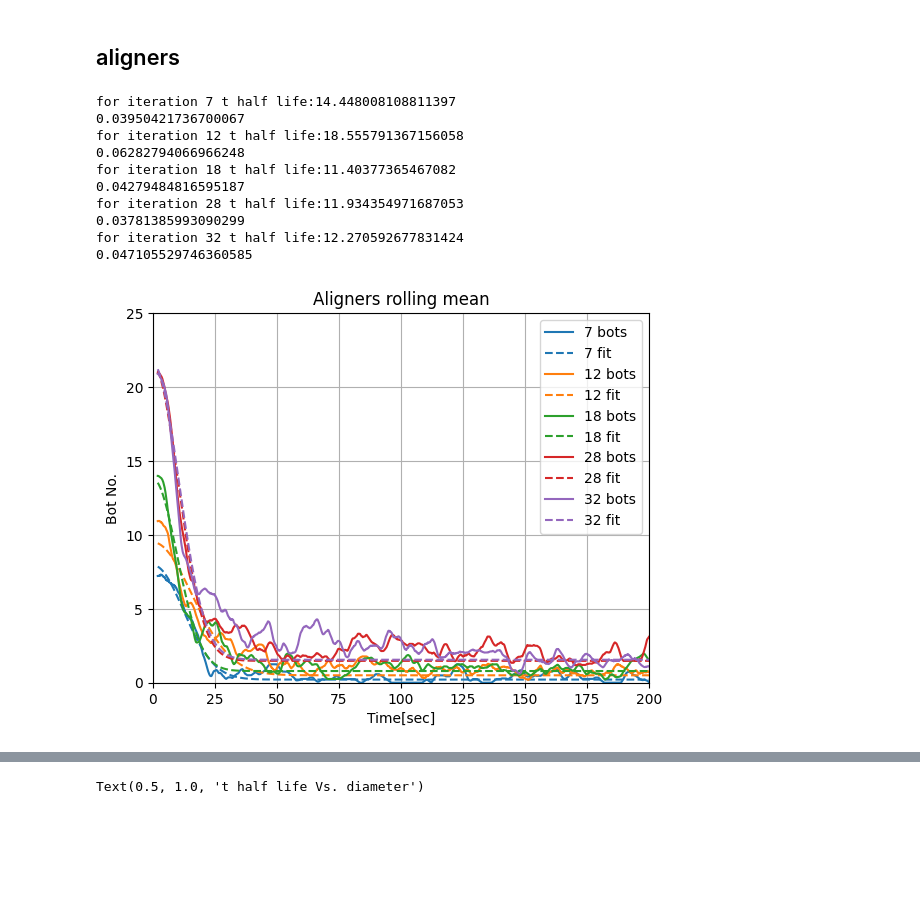
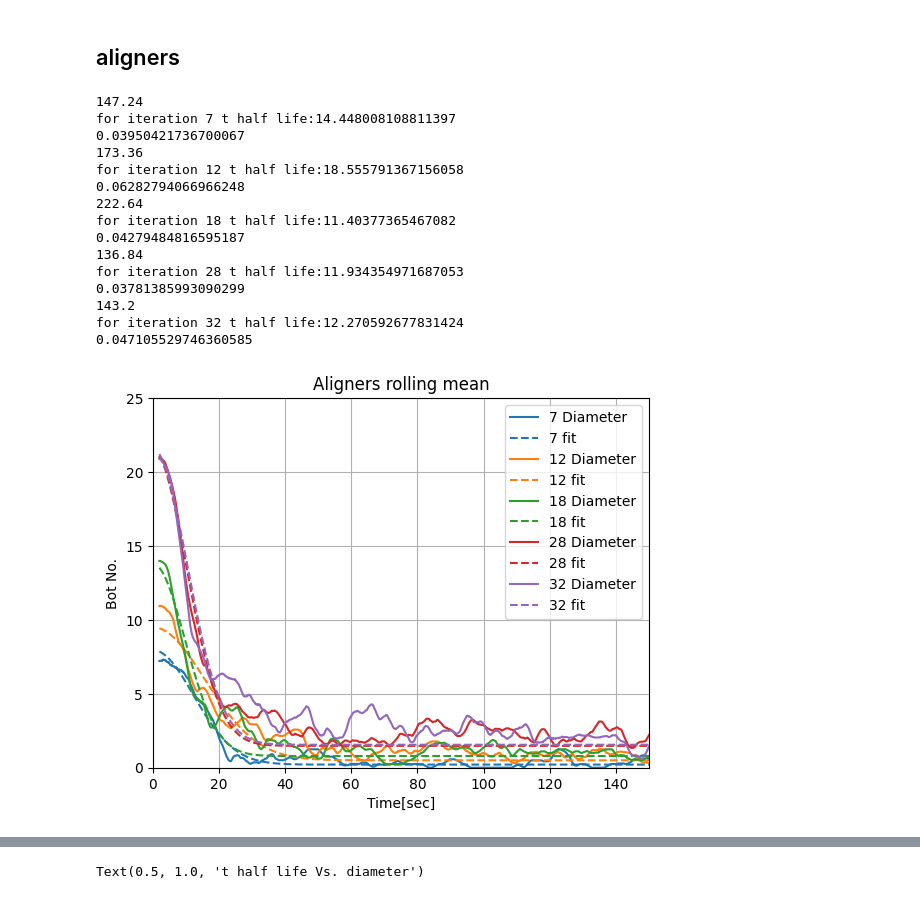
Before and after one commit to complex-lab/robotic_swarms, a Jupyter notebook: bots_number_per_frame_changing_radius.ipynb, the cells around one changed output, grey strips where cells are left out. Cells and saved outputs as stored; diff of their text form; code cells hidden in the pictures; blank space fills up the shorter version.

```diff
--- a/bots_number_per_frame_changing_radius.ipynb
+++ b/bots_number_per_frame_changing_radius.ipynb
@@ -248,9 +249,16 @@ for i in passive_diameter:
     t_half_life_array=(cond_half_data.index.values)/25
     #t_half_life=t_half_life_array[0]#popt[1]*np.log(2)
     t_half_life=popt[1]*np.sqrt(np.log(2))
-    Kss_data=fronters_count_mean_window.iloc[int(t_half_life*25*3):len(fronters_count_mean_window)]
+
+    kissingStart = int(t_half_life*25*3)
+    kissingStop = int(t_half_life*25*12)
+    print(kissingStop/25)
+
+    #Kss_data=fronters_count_mean_window.iloc[int(t_half_life*25*3):len(fronters_count_mean_window)]
+    Kss_data=fronters_count_mean_window.iloc[kissingStart:kissingStop]
+
     ksss_fron.append(Kss_data.mean())
-    ksss_err_fron.append(Kss_data.std()/4)
+    ksss_err_fron.append(Kss_data.std()/2)
     cond_ss=(fronters_count_mean_window<=Kss_data.mean())
     cond_ss_data=fronters_count_mean_window[cond_ss]
     t_ss_array=(cond_ss_data.index.values)/25
@@ -280,6 +288,7 @@ plt.title('Fronters rolling mean')
 plt.xlabel('Time[sec]')
 plt.ylabel('Bot No.')
     #ax.errorbar(list(range(0,len(fronters_count_mean_window))),fronters_count_mean_window,yerr=fronters_count_std_window,ecolor='yellow',color='olive',alpha=0.9)
-plt.axis([0,5E2,0,25])
+plt.axis([0,1.5E2,0,25])#25])
 plt.grid()
+fig.savefig('C:\\Users\\User\\Documents\\Eden\\locate_git_code\\production\\fronters_rolling_mean.png',bbox_inches='tight')
 # %% [output]
@@ -328,16 +342,19 @@ for i in passive_diameter:
     #print(fronters_count_std_window)
     #print(current_data)
     color = next(ax._get_lines.prop_cycler)['color']
-    plt.plot(t,alingers_count_mean_window,label='{:d} bots'.format(i),color=color)
+    plt.plot(t,alingers_count_mean_window,label='{:d} Diameter'.format(i),color=color)
     plt.plot(t,expShift(t,*popt),label='{:d} fit'.format(i),color=color,linestyle='--')
     cond_half=alingers_count_mean_window<=(bot_num_diam[i][1]/2)
     cond_half_data=alingers_count_mean_window[cond_half]
-    t_half_life_array=(cond_half_data.index.values)/25
+    #t_half_life_array=(cond_half_data.index.values)/25
     #t_half_life=t_half_life_array[0]
-    t_half_life=np.sqrt(popt[1]*np.log(2))
-    Kss_data=alingers_count_mean_window.iloc[int(t_half_life*25*3):len(alingers_count_mean_window)]
+    kissingStart = int(t_half_life*25*3)
+    kissingStop = int(t_half_life*25*12)
+    print(kissingStop/25)
+    t_half_life=popt[1]*np.sqrt(np.log(2))
+    Kss_data=alingers_count_mean_window.iloc[kissingStart:kissingStop]
     ksss_align.append(Kss_data.mean())
-    ksss_err_align.append(Kss_data.std()/4)
+    ksss_err_align.append(Kss_data.std()/2)
     cond_ss=(alingers_count_mean_window<=Kss_data.mean())
     cond_ss_data=alingers_count_mean_window[cond_ss]
     t_ss_array=(cond_ss_data.index.values)/25
@@ -351,32 +368,38 @@ for i in passive_diameter:
 
    # Create a new directory because it does not exist
         os.makedirs(file_path)
     data_fit['t']=t
     data_fit['alighners_count']=alingers_count_mean_window
     data_fit['fit']=expShift(t,*popt)
     data_fit.to_csv(file_path+'\\data_fit.csv'.format(i))
     popt.tofile(file_path+'\\popt.csv'.format(i))
     p0.tofile(file_path+'\\p0.csv'.format(i))
     pcov.tofile(file_path+'\\pcov.csv'.format(i))
     corr.tofile(file_path+'\\corr.csv'.format(i))
     data_fit=pd.DataFrame()
     print('for iteration {} t half life:{}'.format(i,popt[1]*np.sqrt(np.log(2))))
     print(perr[1]*np.sqrt(np.log(2)))
 plt.title('Aligners rolling mean')
 plt.xlabel('Time[sec]')
 plt.ylabel('Bot No.')
     #ax.errorbar(list(range(0,len(fronters_count_mean_window))),fronters_count_mean_window,yerr=fronters_count_std_window,ecolor='yellow',color='olive',alpha=0.9)
-plt.axis([0,2E2,0,25])
+plt.axis([0,1.5E2,0,25])
 plt.grid()
+fig.savefig('C:\\Users\\User\\Documents\\Eden\\locate_git_code\\production\\aligners_rolling_mean.png',bbox_inches='tight')
 # %% [output]
+147.24
 for iteration 7 t half life:14.448008108811397
 0.03950421736700067
+173.36
 for iteration 12 t half life:18.555791367156058
 0.06282794066966248
+222.64
 for iteration 18 t half life:11.40377365467082
 0.04279484816595187
+136.84
 for iteration 28 t half life:11.934354971687053
 0.03781385993090299
+143.2
 for iteration 32 t half life:12.270592677831424
 0.047105529746360585
-[figure, old version]
+[figure, new version]
```
Also changed, not shown: parts of 7 cells of this notebook.
